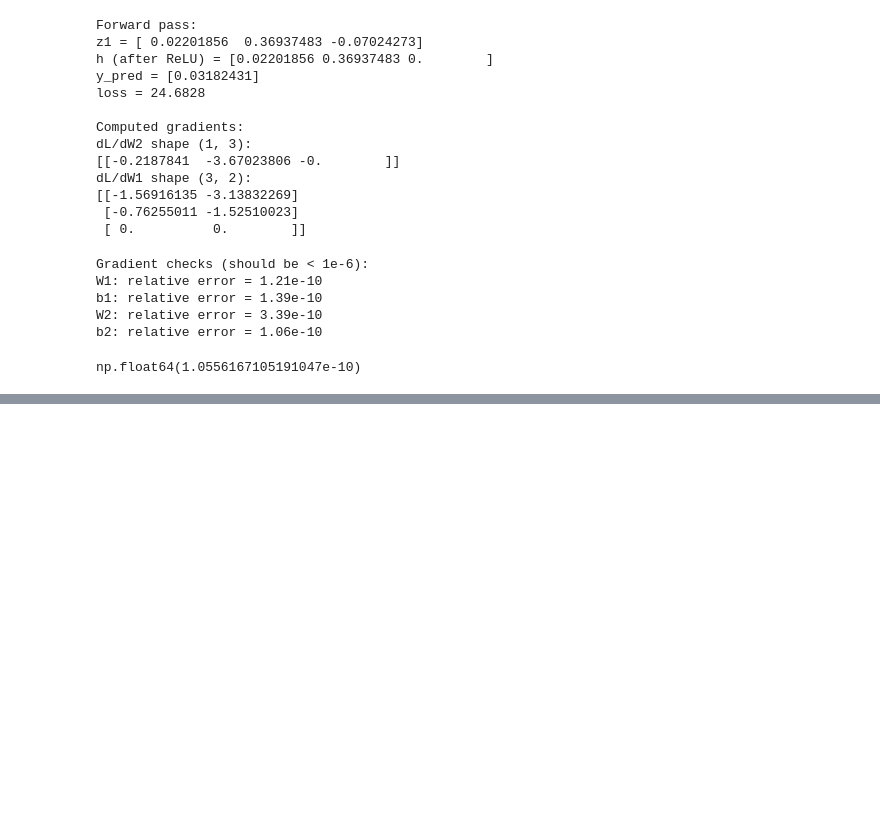
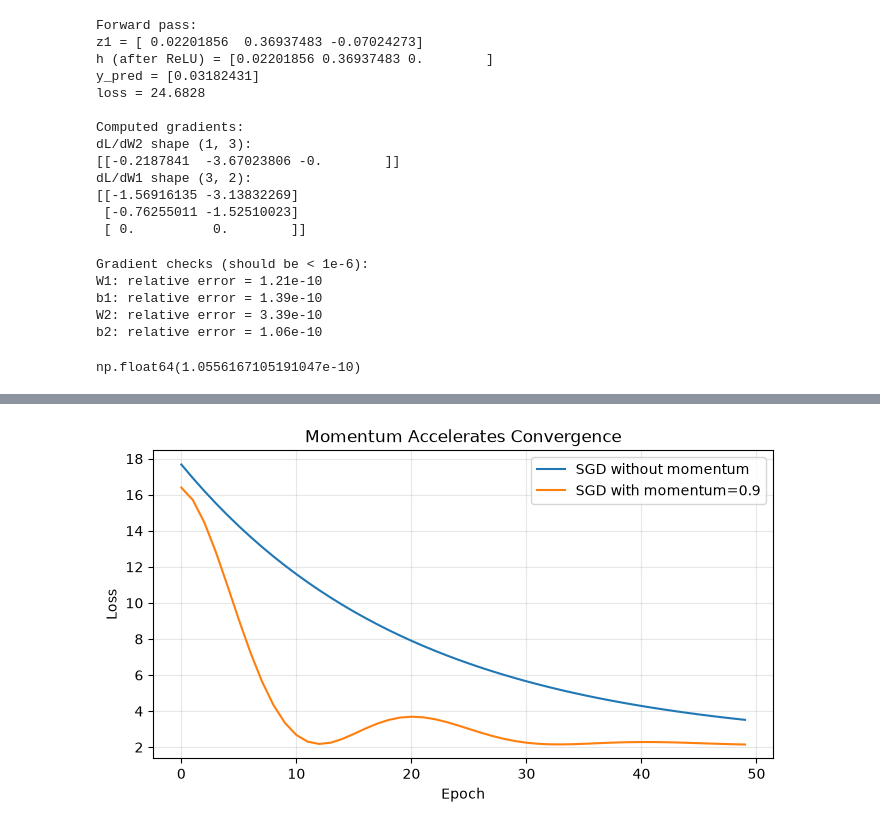
Before and after one commit to Girish011/aifromscratch_code, a Jupyter notebook: 1.2_calculus_optimization.ipynb, the cells around one changed output, grey strips where cells are left out. Saved outputs shown, nothing was run; the diff lists cells and outputs as text; code cells hidden in the pictures; blank space fills up the shorter version.

```diff
--- a/1.2_calculus_optimization.ipynb
+++ b/1.2_calculus_optimization.ipynb
@@ -256,0 +389,48 @@ np.float64(1.0556167105191047e-10)
+# %%
+# Momentum - Faster Convergence
+
+def train_momentum(X, y, lr=0.01, momentum=0.9, n_epochs=50):
+    n_samples = X.shape[0]
+    W = np.random.randn(1, 1) * 0.1
+    b = np.zeros(1)
+    v_W = np.zeros_like(W)
+    v_b = np.zeros_like(b)
+    losses = []
+
+    for epoch in range(n_epochs):
+        y_pred = X @ W + b
+        loss = np.mean((y_pred - y)**2)
+        losses.append(loss)
+
+        dW = (2 / n_samples) * X.T @ (y_pred - y)
+        db = (2 / n_samples) * np.sum(y_pred - y)
+
+        # Velocity update
+        v_W = momentum * v_W - lr * dW
+        v_b = momentum * v_b - lr * db
+
+        W += v_W
+        b += v_b
+
+    return losses, W, b
+
+losses_mom, W_mom, b_mom = train_momentum(X, y, lr=0.01, momentum=0.9)
+losses_plain, W_plain, b_plain = train_momentum(X, y, lr=0.01, momentum=0.0)  # no momentum
+
+plt.figure(figsize=(8, 4))
+plt.plot(losses_plain, label='SGD without momentum')
+plt.plot(losses_mom, label='SGD with momentum=0.9')
+plt.xlabel('Epoch')
+plt.ylabel('Loss')
+plt.legend()
+plt.grid(True, alpha=0.3)
+plt.title('Momentum Accelerates Convergence')
+plt.show()
+
+# Epoch — one full pass through the training data.
+# Loss — a number measuring how wrong the predictions are.
+# Momentum helps by averaging out the noise in the gradient.
+# Insight: Momentum accumulates a velocity vector, smoothing oscillations and accelerating down ravines.
+# Almost all modern optimizers use some form of momentum.
+# %% [output]
+[figure, added]
```
Also changed, not shown: parts of 10 cells of this notebook.
